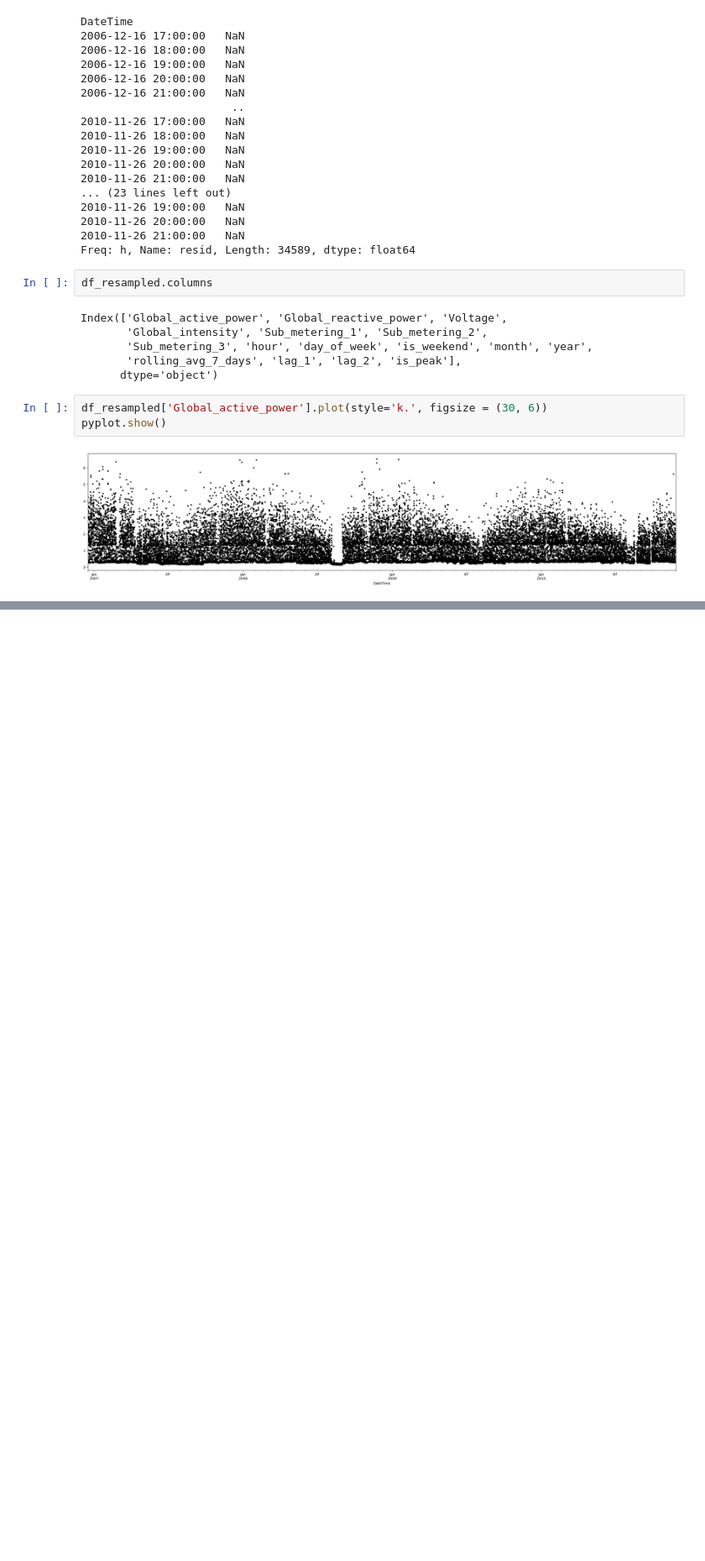
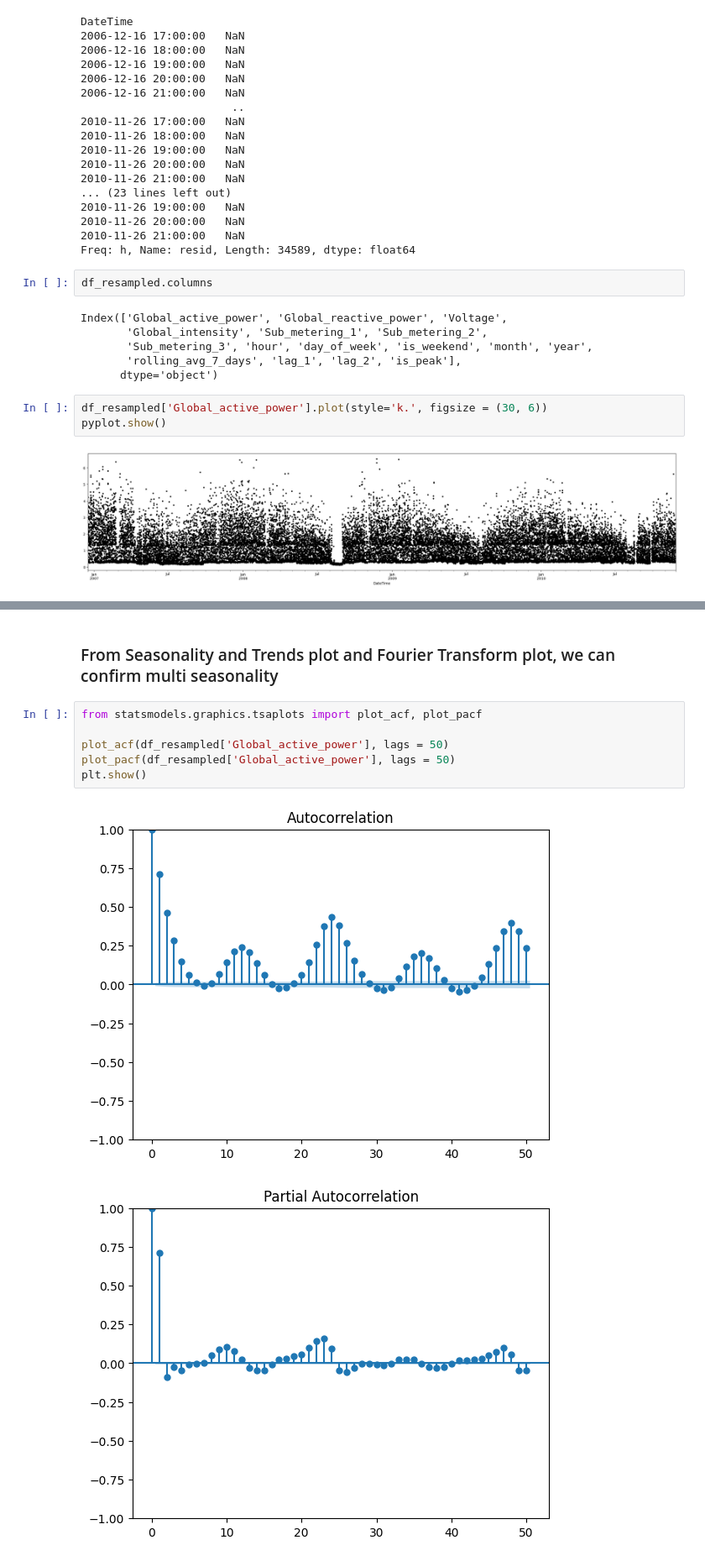
Before and after one commit to mahimalolla/EcoWatt, a Jupyter notebook: EcoWatt_Time_Series.ipynb, the cells around one changed output, grey strips where cells are left out. Shown at 84% size. Drawn from its saved outputs; the diff is of its cells as text; blank space fills up the shorter version.

```diff
--- a/EcoWatt_Time_Series.ipynb
+++ b/EcoWatt_Time_Series.ipynb
@@ -326,0 +371,11 @@ pyplot.show()
+# %% [markdown]
+### From Seasonality and Trends plot and Fourier Transform plot, we can confirm multi seasonality
+# %%
+from statsmodels.graphics.tsaplots import plot_acf, plot_pacf
+
+plot_acf(df_resampled['Global_active_power'], lags = 50)
+plot_pacf(df_resampled['Global_active_power'], lags = 50)
+plt.show()
+# %% [output]
+[figure, added]
+[figure, added]
```
Also changed, not shown: parts of 16 cells of this notebook.
